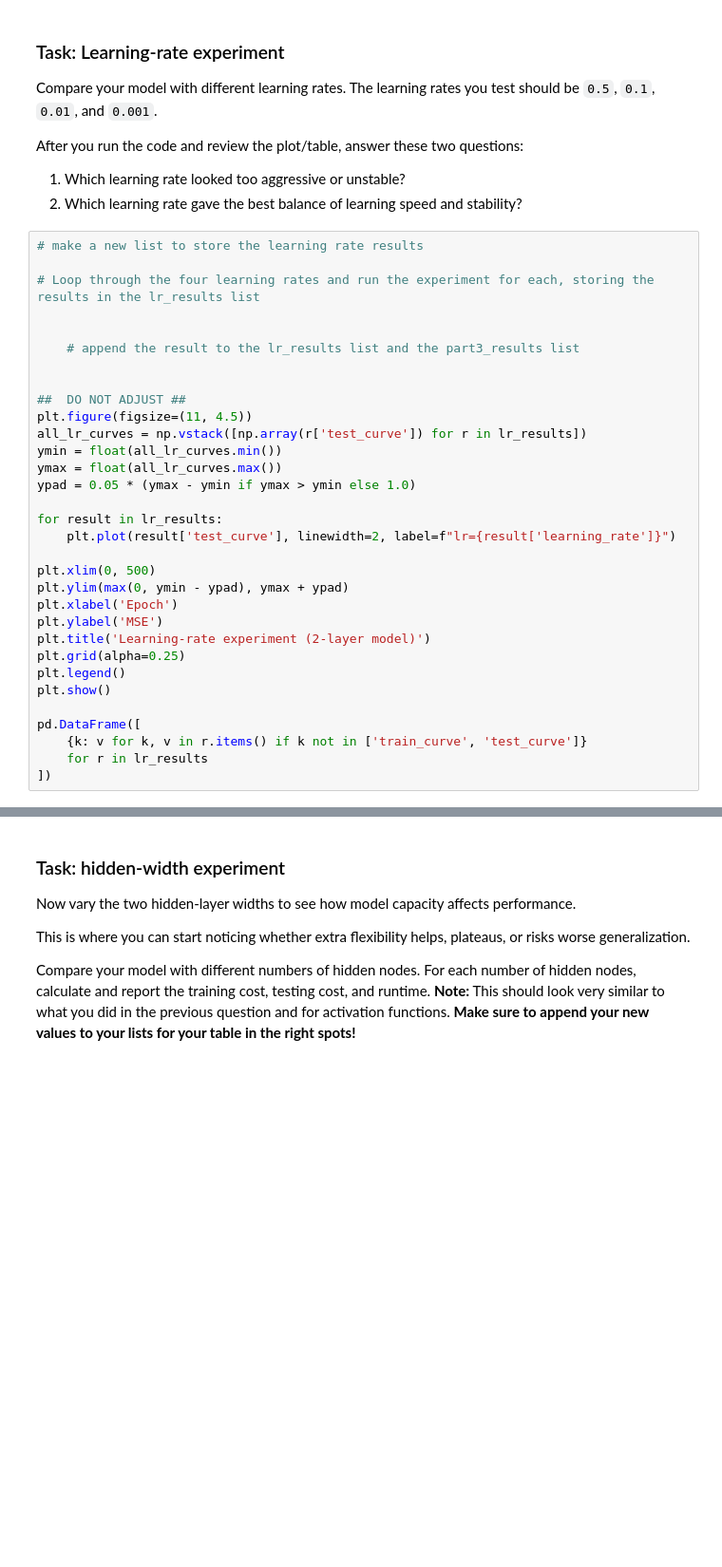
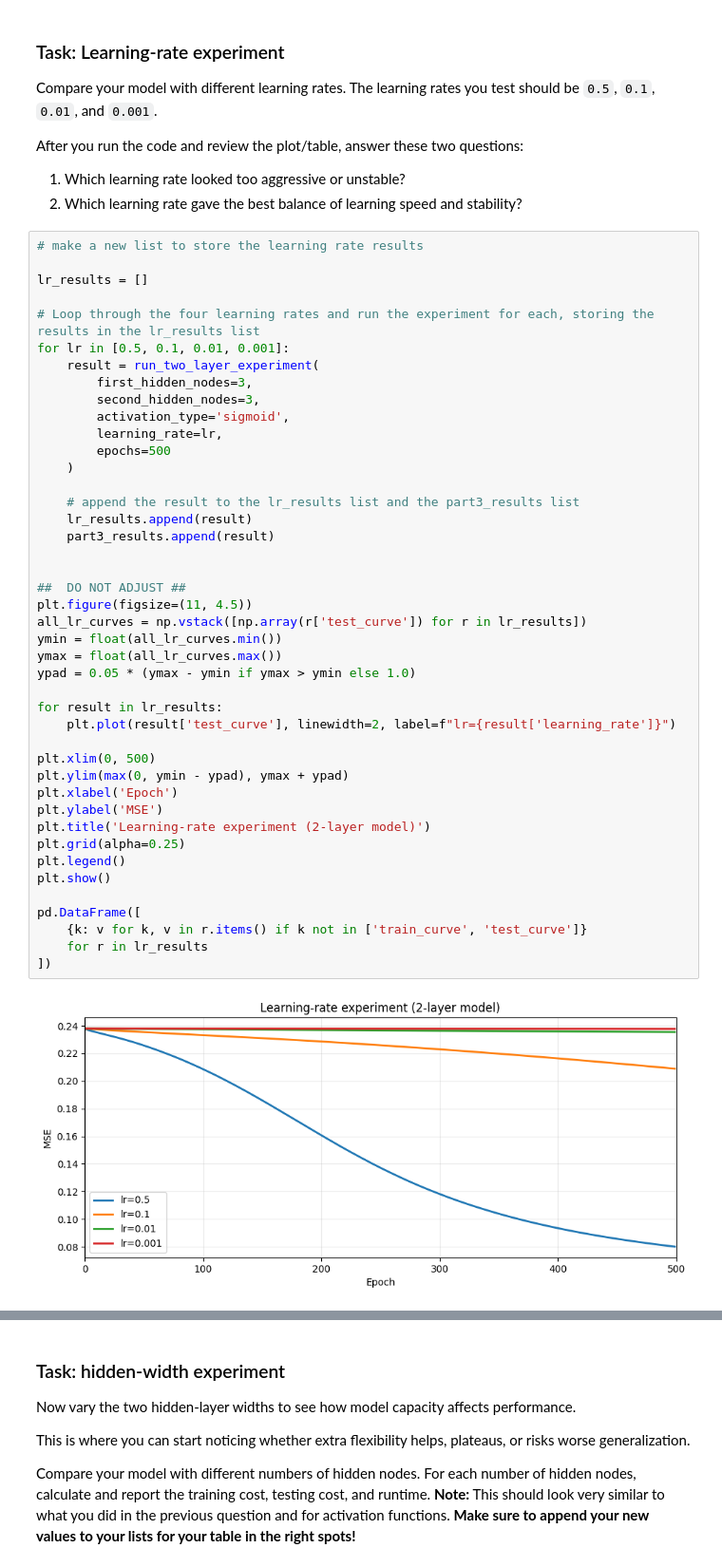
Before and after one commit to MaxGuryan9/Project_4, a Jupyter notebook: Project4_student-1.ipynb, the cells around one changed output, grey strips where cells are left out. Shown at 95% size. Saved outputs shown, nothing was run; the diff lists cells and outputs as text; blank space fills up the shorter version.

```diff
--- a/Project4_student-1.ipynb
+++ b/Project4_student-1.ipynb
@@ -1060,32 +1104,45 @@ After you run the code and review the plot/table, answer these two questions:
 # %%
 # make a new list to store the learning rate results
 
+lr_results = []
+
 # Loop through the four learning rates and run the experiment for each, storing the results in the lr_results list
-
+for lr in [0.5, 0.1, 0.01, 0.001]:
+    result = run_two_layer_experiment(
+        first_hidden_nodes=3,
+        second_hidden_nodes=3,
+        activation_type='sigmoid',
+        learning_rate=lr,
+        epochs=500
+    )
 
     # append the result to the lr_results list and the part3_results list
+    lr_results.append(result)
+    part3_results.append(result)
 
 
 ##  DO NOT ADJUST ##
 plt.figure(figsize=(11, 4.5))
 all_lr_curves = np.vstack([np.array(r['test_curve']) for r in lr_results])
 ymin = float(all_lr_curves.min())
 ymax = float(all_lr_curves.max())
 ypad = 0.05 * (ymax - ymin if ymax > ymin else 1.0)
 
 for result in lr_results:
     plt.plot(result['test_curve'], linewidth=2, label=f"lr={result['learning_rate']}")
 
 plt.xlim(0, 500)
 plt.ylim(max(0, ymin - ypad), ymax + ypad)
 plt.xlabel('Epoch')
 plt.ylabel('MSE')
 plt.title('Learning-rate experiment (2-layer model)')
 plt.grid(alpha=0.25)
 plt.legend()
 plt.show()
 
 pd.DataFrame([
     {k: v for k, v in r.items() if k not in ['train_curve', 'test_curve']}
     for r in lr_results
 ])
+# %% [output]
+[figure, added]
```
Also changed, not shown: parts of 14 cells of this notebook.
